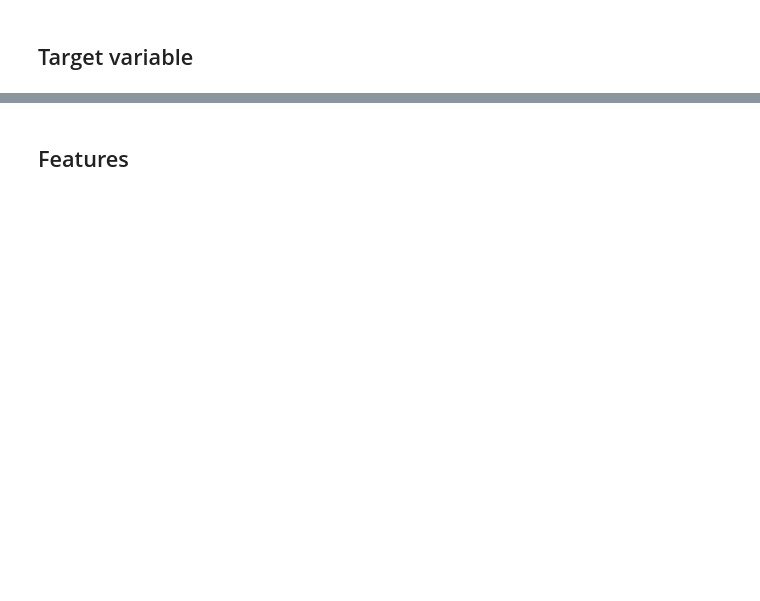
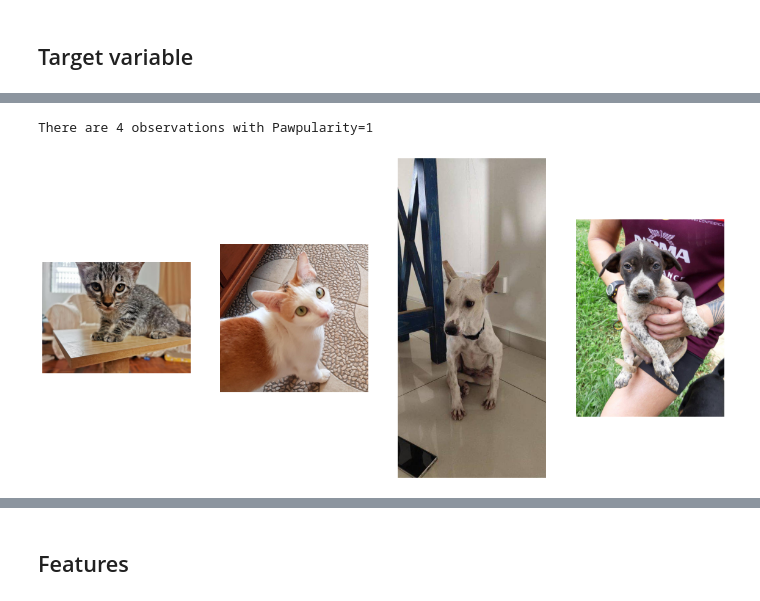
Before and after one commit to alinashchukina/MLDM_project, a Jupyter notebook: Eda.ipynb, the cells around one changed output, grey strips where cells are left out. Saved outputs shown, nothing was run; the diff lists cells and outputs as text; code cells hidden in the pictures; blank space fills up the shorter version.

```diff
--- a/Eda.ipynb
+++ b/Eda.ipynb
@@ -17,6 +21,6 @@ import seaborn as sns
 # %%
-train_csv = pd.read_csv('../input/petfinder-pawpularity-score/train.csv')
-test_csv = pd.read_csv('../input/petfinder-pawpularity-score/test.csv')
-sample_submission = pd.read_csv('../input/petfinder-pawpularity-score/sample_submission.csv')
+train_csv = pd.read_csv('train.csv')
+test_csv = pd.read_csv('test.csv')
+sample_submission = pd.read_csv('sample_submission.csv')
 # %%
 train_csv
@@ -29,14 +49,17 @@ plt.show()
 # %%
 ids_1 = train_csv[train_csv['Pawpularity'] == 1]['Id']
 print(f'There are {len(ids_1)} observations with Pawpularity=1')
 n = min(5, len(ids_1))
 
 fig, axes = plt.subplots(nrows=1, ncols=n, figsize=(20, 20))
 for i in range(n):
-    image = Image.open(f'../input/petfinder-pawpularity-score/train/{ids_1.iloc[i]}.jpg').convert('RGB')
+    image = Image.open(f'train/{ids_1.iloc[i]}.jpg').convert('RGB')
     axes[i].imshow(image)
     axes[i].axis('off')
 plt.show()
+# %% [output]
+There are 4 observations with Pawpularity=1
+[figure, added]
 # %%
 ids_100 = train_csv[train_csv['Pawpularity'] == 100]['Id']
 print(f'There are {len(ids_100)} observations with Pawpularity=100')
```
Also changed, not shown: parts of 9 cells of this notebook, 1 other file.
